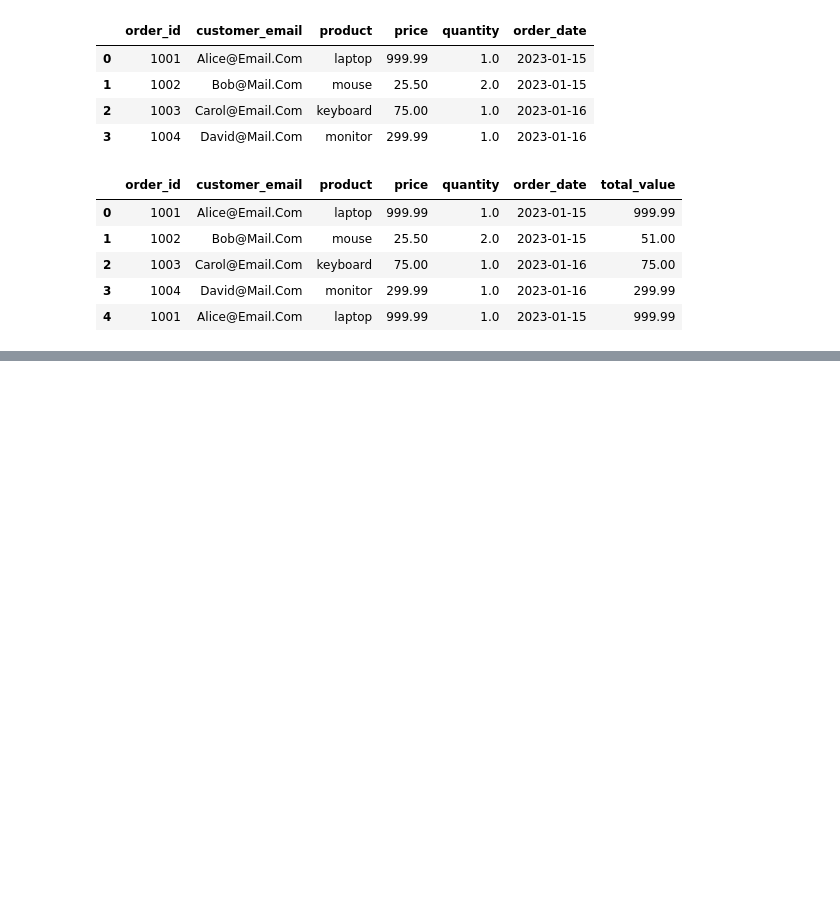
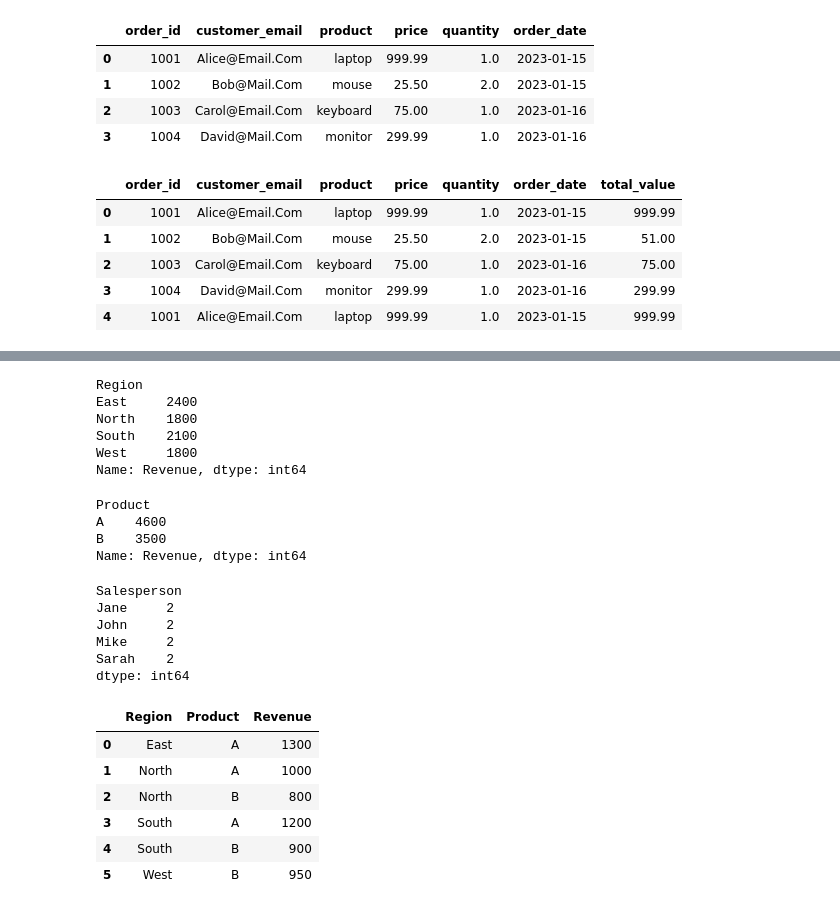
Before and after one commit to KEN-DATALABS/PROJECT-LIST, a Jupyter notebook: OneDrive/Documents/List Project/Project2.ipynb, the cells around one changed output, grey strips where cells are left out. Saved outputs shown, nothing was run; the diff lists cells and outputs as text; code cells hidden in the pictures; blank space fills up the shorter version.

```diff
--- a/OneDrive/Documents/List Project/Project2.ipynb
+++ b/OneDrive/Documents/List Project/Project2.ipynb
@@ -819,0 +840,35 @@ orders.drop_duplicates(subset=['customer_email'])
+# %%
+sales.groupby('Region')['Revenue'].sum()
+# %% [output]
+Region
+East     2400
+North    1800
+South    2100
+West     1800
+Name: Revenue, dtype: int64
+# %%
+sales.groupby('Product')['Revenue'].sum()
+# %% [output]
+Product
+A    4600
+B    3500
+Name: Revenue, dtype: int64
+# %%
+sales.groupby('Salesperson').size()
+# %% [output]
+Salesperson
+Jane     2
+John     2
+Mike     2
+Sarah    2
+dtype: int64
+# %%
+sales.groupby(['Region','Product'])['Revenue'].max().reset_index()
+# %% [output]
+|  | Region | Product | Revenue |
+| 0 | East | A | 1300 |
+| 1 | North | A | 1000 |
+| 2 | North | B | 800 |
+| 3 | South | A | 1200 |
+| 4 | South | B | 900 |
+| 5 | West | B | 950 |
```
Also changed, not shown: parts of 9 cells of this notebook.
